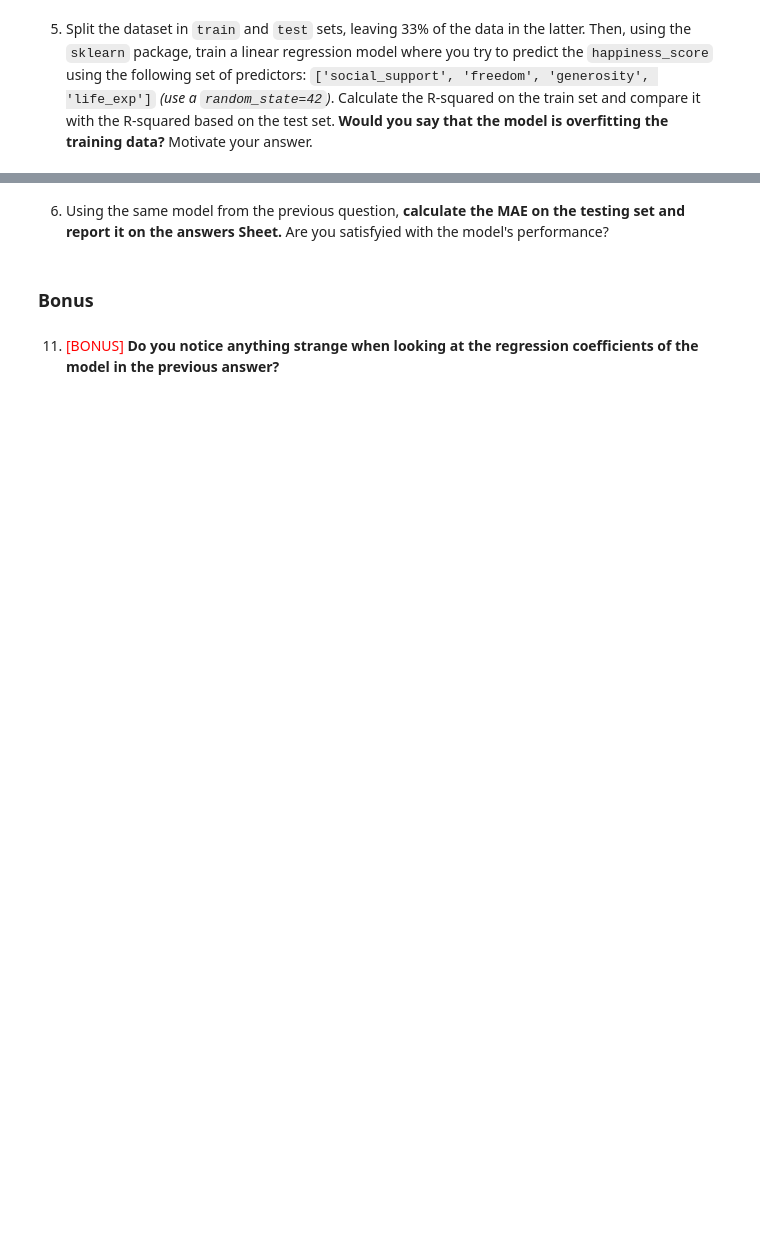
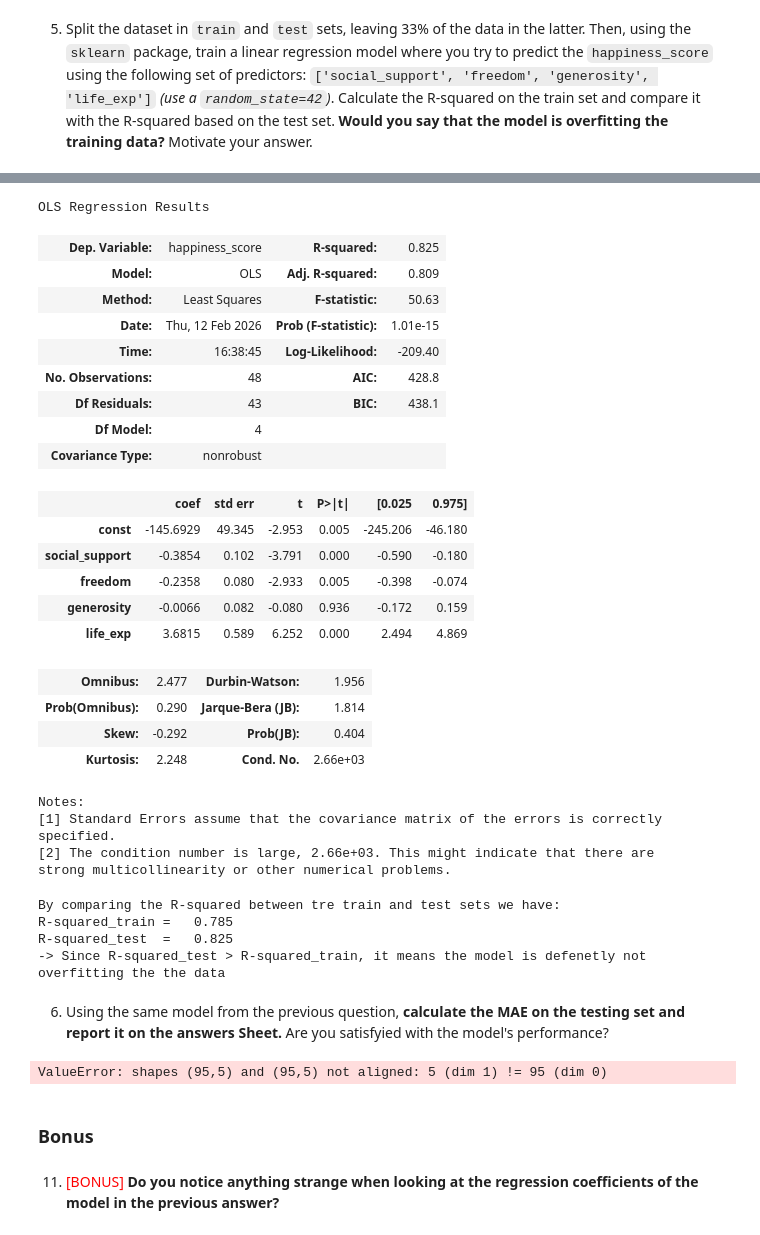
Before and after one commit to manuelcernigoj-lab/Boolean_Projects, a Jupyter notebook: 05_Final Assignment_ML and Web scraping/x.a1 Final Assignment P1 ML.ipynb, the cells around one changed output, grey strips where cells are left out. Cells and saved outputs as stored; diff of their text form; code cells hidden in the pictures; blank space fills up the shorter version.

```diff
--- a/05_Final Assignment_ML and Web scraping/x.a1 Final Assignment P1 ML.ipynb
+++ b/05_Final Assignment_ML and Web scraping/x.a1 Final Assignment P1 ML.ipynb
@@ -73,5 +198,62 @@ Name: corruption, Length: 143, dtype: bool
+# %%
+# define an OLS linear regression model and fit it to the test split
+model = sm.OLS(y_test, X_test)
+results_te = model.fit()
+results_te.summary()
+# %% [output]
+OLS Regression Results
+| Dep. Variable: | happiness_score | R-squared: | 0.825 |
+| Model: | OLS | Adj. R-squared: | 0.809 |
+| Method: | Least Squares | F-statistic: | 50.63 |
+| Date: | Thu, 12 Feb 2026 | Prob (F-statistic): | 1.01e-15 |
+| Time: | 16:38:45 | Log-Likelihood: | -209.40 |
+| No. Observations: | 48 | AIC: | 428.8 |
+| Df Residuals: | 43 | BIC: | 438.1 |
+| Df Model: | 4 |  |  |
+| Covariance Type: | nonrobust |  |  |
+|  | coef | std err | t | P>|t| | [0.025 | 0.975] |
+| const | -145.6929 | 49.345 | -2.953 | 0.005 | -245.206 | -46.180 |
+| social_support | -0.3854 | 0.102 | -3.791 | 0.000 | -0.590 | -0.180 |
+| freedom | -0.2358 | 0.080 | -2.933 | 0.005 | -0.398 | -0.074 |
+| generosity | -0.0066 | 0.082 | -0.080 | 0.936 | -0.172 | 0.159 |
+| life_exp | 3.6815 | 0.589 | 6.252 | 0.000 | 2.494 | 4.869 |
+| Omnibus: | 2.477 | Durbin-Watson: | 1.956 |
+| Prob(Omnibus): | 0.290 | Jarque-Bera (JB): | 1.814 |
+| Skew: | -0.292 | Prob(JB): | 0.404 |
+| Kurtosis: | 2.248 | Cond. No. | 2.66e+03 |
+Notes:
+[1] Standard Errors assume that the covariance matrix of the errors is correctly specified.
+[2] The condition number is large, 2.66e+03. This might indicate that there are
+strong multicollinearity or other numerical problems.
+# %%
+print(f"""By comparing the R-squared between tre train and test sets we have:
+R-squared_train =   {results_tr.rsquared:.3f}
+R-squared_test  =   {results_te.rsquared:.3f}
+-> Since R-squared_test > R-squared_train, it means the model is defenetly not overfitting the the data""")
+# %% [output]
+By comparing the R-squared between tre train and test sets we have:
+R-squared_train =   0.785
+R-squared_test  =   0.825
+-> Since R-squared_test > R-squared_train, it means the model is defenetly not overfitting the the data
 # %% [markdown]
 6. Using the same model from the previous question, **calculate the MAE on the testing set and report it on the answers Sheet.** Are you satisfyied with the model's performance?
+# %%
+# Import mean_absolute_error package from sklearn
+from sklearn.metrics import mean_absolute_error
+
+# Generate prediction for both sets
+y_tr_pred = model.predict(X_train)
+y_te_pred = model.predict(X_test)
+
+# MAE calculation for train and test sets
+mae_train = mean_absolute_error(y_train, y_tr_pred)
+mae_test = mean_absolute_error(y_test, y_te_pred)
+
+# Print results
+print(f"""MAE Train =   {mae_train}
+MAE Test    =   {mae_test}""")
+# %% [output]
+ValueError: shapes (95,5) and (95,5) not aligned: 5 (dim 1) != 95 (dim 0)
 # %% [markdown]
 ### Bonus
 # %% [markdown]
```
Also changed, not shown: parts of 8 cells of this notebook.
